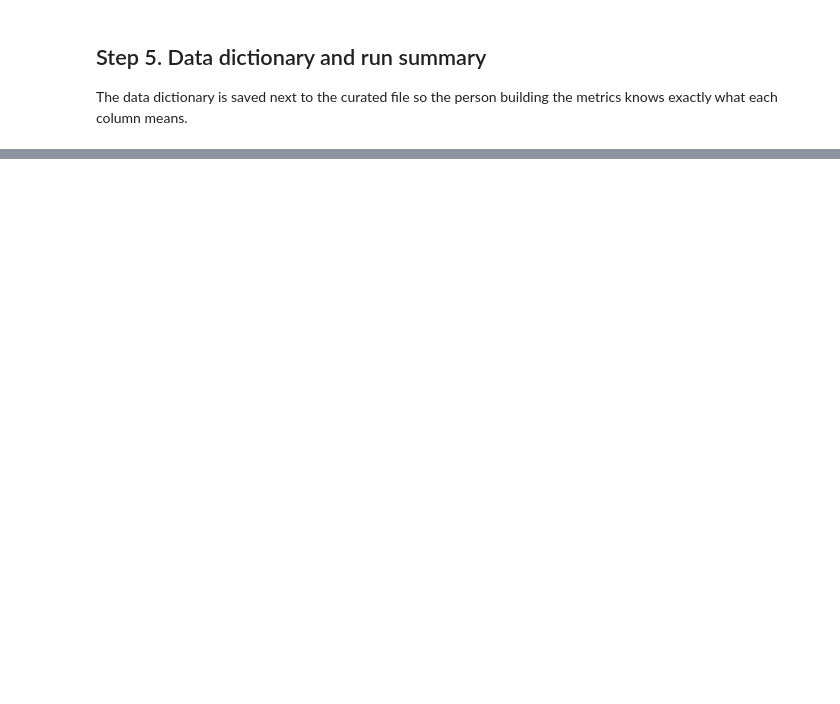
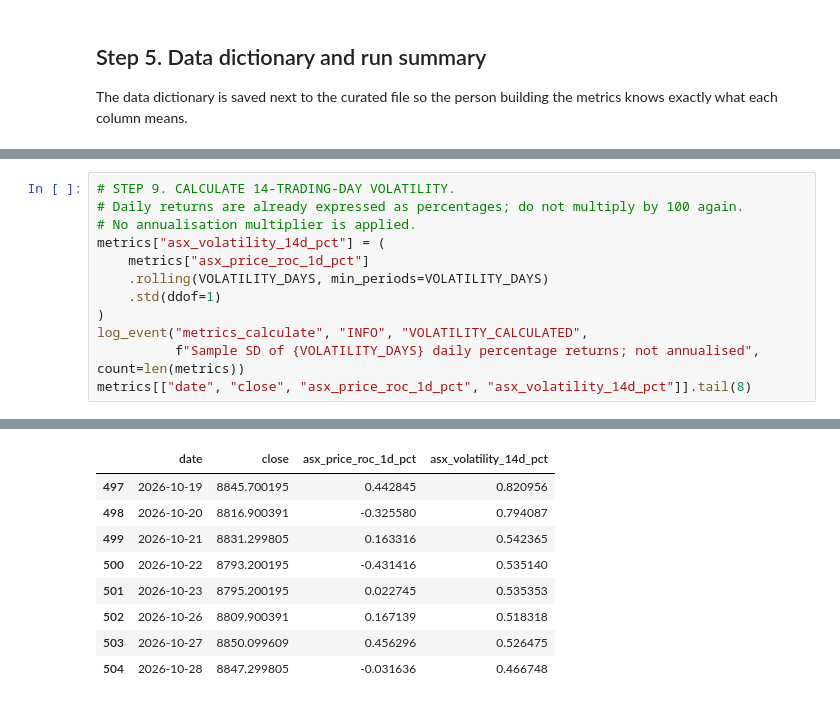
Before and after one commit to npincini/BUSA3022, a Jupyter notebook: BUSA3022_Data_Pipeline_(S&P_ASX_200_+_VIX).ipynb, the cells around one changed output, grey strips where cells are left out. Drawn from its saved outputs; the diff is of its cells as text; blank space fills up the shorter version.

```diff
--- a/BUSA3022_Data_Pipeline_(S&P_ASX_200_+_VIX).ipynb
+++ b/BUSA3022_Data_Pipeline_(S&P_ASX_200_+_VIX).ipynb
@@ -801,0 +1078,13 @@ Colab's disk is wiped when the runtime resets, so files need to be downloaded. T
+# %%
+# STEP 9. CALCULATE 14-TRADING-DAY VOLATILITY.
+# Daily returns are already expressed as percentages; do not multiply by 100 again.
+# No annualisation multiplier is applied.
+metrics["asx_volatility_14d_pct"] = (
+    metrics["asx_price_roc_1d_pct"]
+    .rolling(VOLATILITY_DAYS, min_periods=VOLATILITY_DAYS)
+    .std(ddof=1)
+)
+log_event("metrics_calculate", "INFO", "VOLATILITY_CALCULATED",
+          f"Sample SD of {VOLATILITY_DAYS} daily percentage returns; not annualised", count=len(metrics))
+metrics[["date", "close", "asx_price_roc_1d_pct", "asx_volatility_14d_pct"]].tail(8)
+# %% [output]
@@ -801,0 +1092,9 @@ Colab's disk is wiped when the runtime resets, so files need to be downloaded. T
+|  | date | close | asx_price_roc_1d_pct | asx_volatility_14d_pct |
+| 497 | 2026-10-19 | 8845.700195 | 0.442845 | 0.820956 |
+| 498 | 2026-10-20 | 8816.900391 | -0.325580 | 0.794087 |
+| 499 | 2026-10-21 | 8831.299805 | 0.163316 | 0.542365 |
+| 500 | 2026-10-22 | 8793.200195 | -0.431416 | 0.535140 |
+| 501 | 2026-10-23 | 8795.200195 | 0.022745 | 0.535353 |
+| 502 | 2026-10-26 | 8809.900391 | 0.167139 | 0.518318 |
+| 503 | 2026-10-27 | 8850.099609 | 0.456296 | 0.526475 |
+| 504 | 2026-10-28 | 8847.299805 | -0.031636 | 0.466748 |
```
Also changed, not shown: parts of 27 cells of this notebook.
